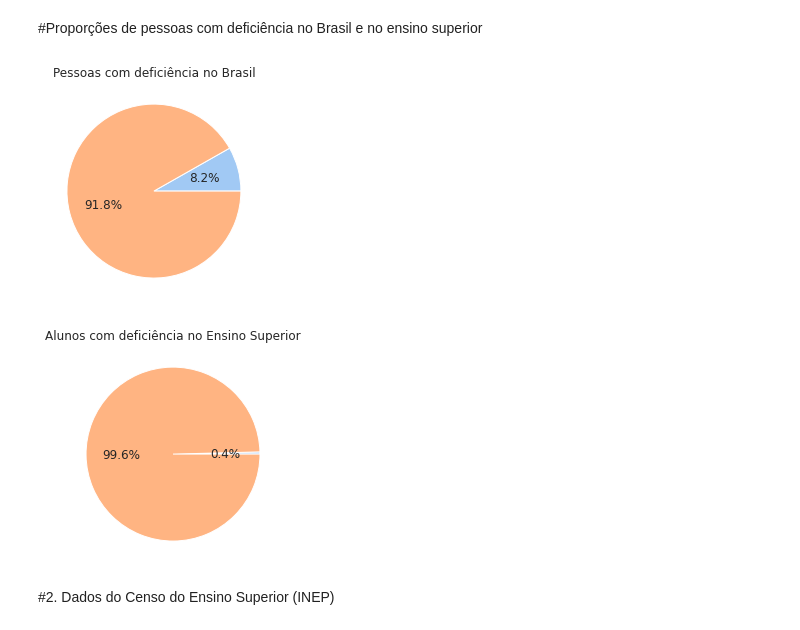
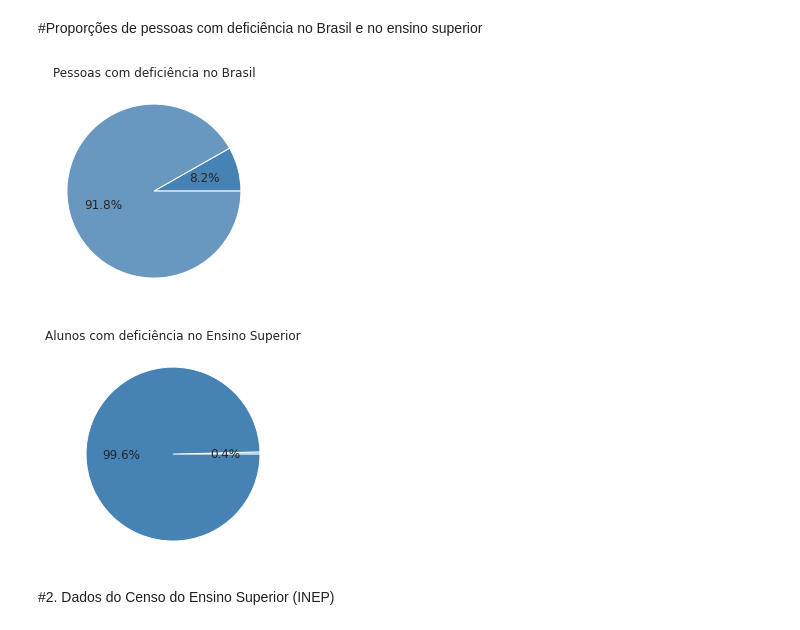
Before and after one commit to roxacarv/edulearn, a Jupyter notebook: Edulearn.ipynb, the cells around one changed output. Cells and saved outputs as stored; diff of their text form; code cells hidden in the pictures.

```diff
--- a/Edulearn.ipynb
+++ b/Edulearn.ipynb
@@ -130,21 +130,21 @@ sns.lmplot(x='ANO',y='EVOLUCAO_ANUAL',data=df_dados_gerais)
 # %%
 plt.figure(figsize = (4,4))
 brasil = [17258000,(210147125-17258000)]
-colors = sns.color_palette('pastel')[0:2]
+colors = sns.color_palette("light:SteelBlue")[5:]
 brasil = plt.pie(brasil, colors=colors,autopct='%.1f%%')
 plt.title('Pessoas com deficiência no Brasil')
 plt.show()
 # %% [output]
-[figure, old version]
+[figure, new version]
 # %%
 plt.figure(figsize = (4,4))
 brasil = [66750,(16525302-66750)]
-colors = sns.color_palette('pastel')[0:2]
+colors = sns.color_palette("light:SteelBlue")[5:]
 plt.pie(brasil, colors=colors, autopct='%.1f%%')
 plt.title('Alunos com deficiência no Ensino Superior')
 plt.show()
 # %% [output]
-[figure, old version]
+[figure, new version]
 # %% [markdown]
 #2. Dados do Censo do Ensino Superior (INEP)
 # %% [markdown]
```
Also changed, not shown: parts of 23 cells of this notebook.
